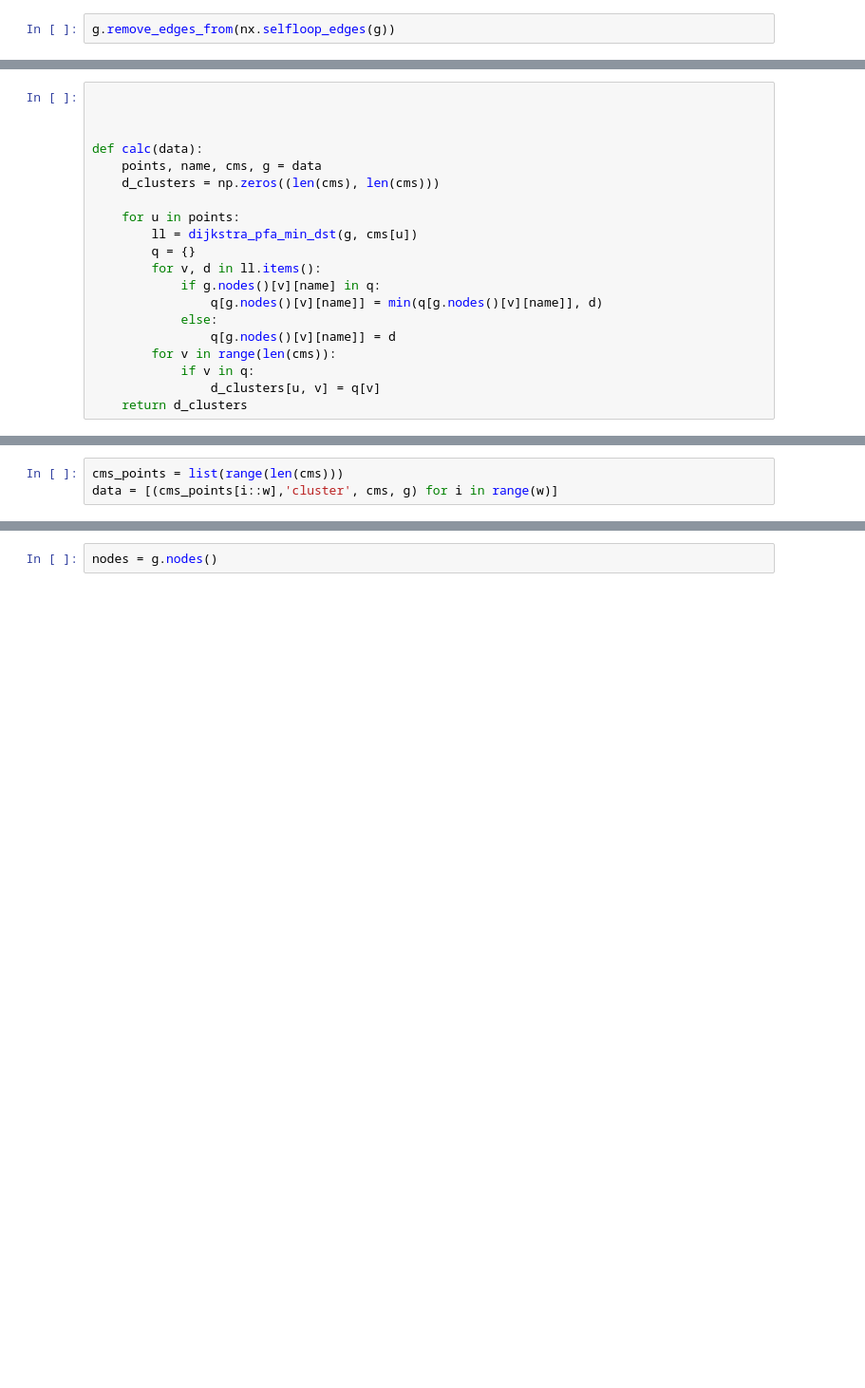
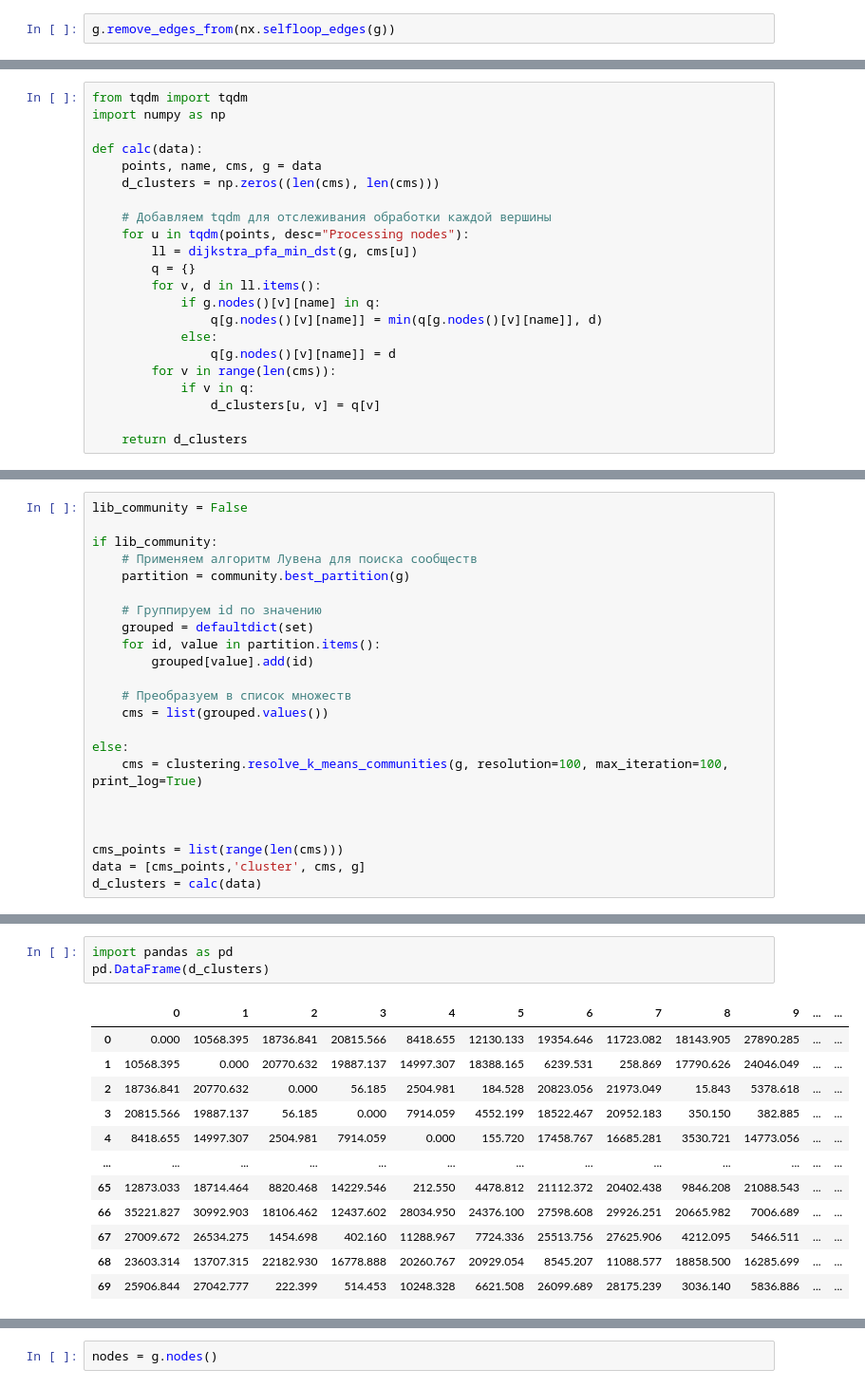
Before and after one commit to romanroff/graph_clustering, a Jupyter notebook: notebooks/search_area_alt.ipynb, the cells around one changed output, grey strips where cells are left out. Shown: that part at 95% size. Saved outputs shown, nothing was run; the diff lists cells and outputs as text; blank space fills up the shorter version.

```diff
--- a/notebooks/search_area_alt.ipynb
+++ b/notebooks/search_area_alt.ipynb
@@ -99,12 +150,13 @@ d_clusters.size * d_clusters.itemsize / 1024 / 1024
 # %%
-
-
+from tqdm import tqdm
+import numpy as np
 
 def calc(data):
     points, name, cms, g = data
     d_clusters = np.zeros((len(cms), len(cms)))
 
-    for u in points:
+    # Добавляем tqdm для отслеживания обработки каждой вершины
+    for u in tqdm(points, desc="Processing nodes"):
         ll = dijkstra_pfa_min_dst(g, cms[u])
         q = {}
         for v, d in ll.items():
@@ -115,4 +167,5 @@ def calc(data):
         for v in range(len(cms)):
             if v in q:
                 d_clusters[u, v] = q[v]
+
     return d_clusters
@@ -121,3 +228,23 @@ w = 4
 # %%
+lib_community = False
+
+if lib_community:
+    # Применяем алгоритм Лувена для поиска сообществ
+    partition = community.best_partition(g)
+
+    # Группируем id по значению
+    grouped = defaultdict(set)
+    for id, value in partition.items():
+        grouped[value].add(id)
+
+    # Преобразуем в список множеств
+    cms = list(grouped.values())
+
+else:
+    cms = clustering.resolve_k_means_communities(g, resolution=100, max_iteration=100, print_log=True)
+
+
+
 cms_points = list(range(len(cms)))
-data = [(cms_points[i::w],'cluster', cms, g) for i in range(w)]
+data = [cms_points,'cluster', cms, g]
+d_clusters = calc(data)
@@ -126,0 +385,16 @@ with Pool(w) as p:
+# %%
+import pandas as pd
+pd.DataFrame(d_clusters)
+# %% [output]
+|  | 0 | 1 | 2 | 3 | 4 | 5 | 6 | 7 | 8 | 9 | ... | ... |
+| 0 | 0.000 | 10568.395 | 18736.841 | 20815.566 | 8418.655 | 12130.133 | 19354.646 | 11723.082 | 18143.905 | 27890.285 | ... | ... |
+| 1 | 10568.395 | 0.000 | 20770.632 | 19887.137 | 14997.307 | 18388.165 | 6239.531 | 258.869 | 17790.626 | 24046.049 | ... | ... |
+| 2 | 18736.841 | 20770.632 | 0.000 | 56.185 | 2504.981 | 184.528 | 20823.056 | 21973.049 | 15.843 | 5378.618 | ... | ... |
+| 3 | 20815.566 | 19887.137 | 56.185 | 0.000 | 7914.059 | 4552.199 | 18522.467 | 20952.183 | 350.150 | 382.885 | ... | ... |
+| 4 | 8418.655 | 14997.307 | 2504.981 | 7914.059 | 0.000 | 155.720 | 17458.767 | 16685.281 | 3530.721 | 14773.056 | ... | ... |
+| ... | ... | ... | ... | ... | ... | ... | ... | ... | ... | ... | ... | ... |
+| 65 | 12873.033 | 18714.464 | 8820.468 | 14229.546 | 212.550 | 4478.812 | 21112.372 | 20402.438 | 9846.208 | 21088.543 | ... | ... |
+| 66 | 35221.827 | 30992.903 | 18106.462 | 12437.602 | 28034.950 | 24376.100 | 27598.608 | 29926.251 | 20665.982 | 7006.689 | ... | ... |
+| 67 | 27009.672 | 26534.275 | 1454.698 | 402.160 | 11288.967 | 7724.336 | 25513.756 | 27625.906 | 4212.095 | 5466.511 | ... | ... |
+| 68 | 23603.314 | 13707.315 | 22182.930 | 16778.888 | 20260.767 | 20929.054 | 8545.207 | 11088.577 | 18858.500 | 16285.699 | ... | ... |
+| 69 | 25906.844 | 27042.777 | 222.399 | 514.453 | 10248.328 | 6621.508 | 26099.689 | 28175.239 | 3036.140 | 5836.886 | ... | ... |
```
Also changed, not shown: parts of 20 cells of this notebook, 2 other files.
